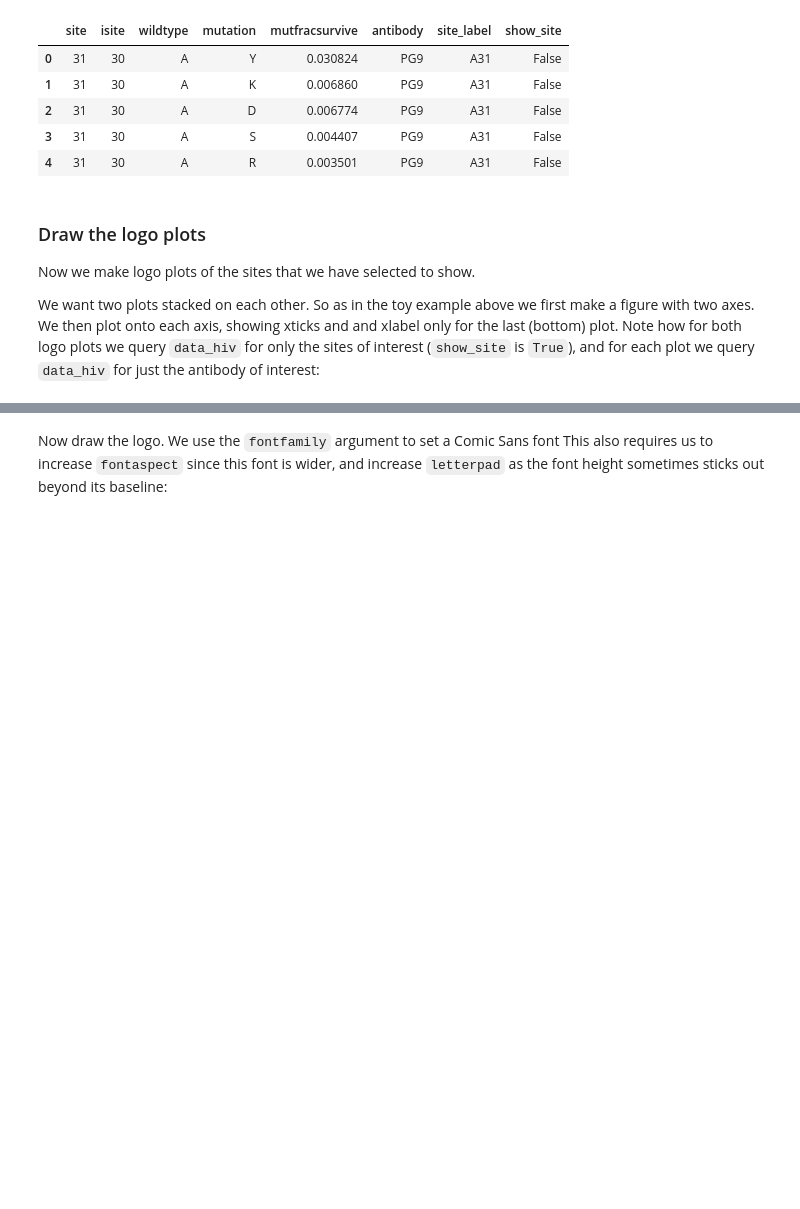
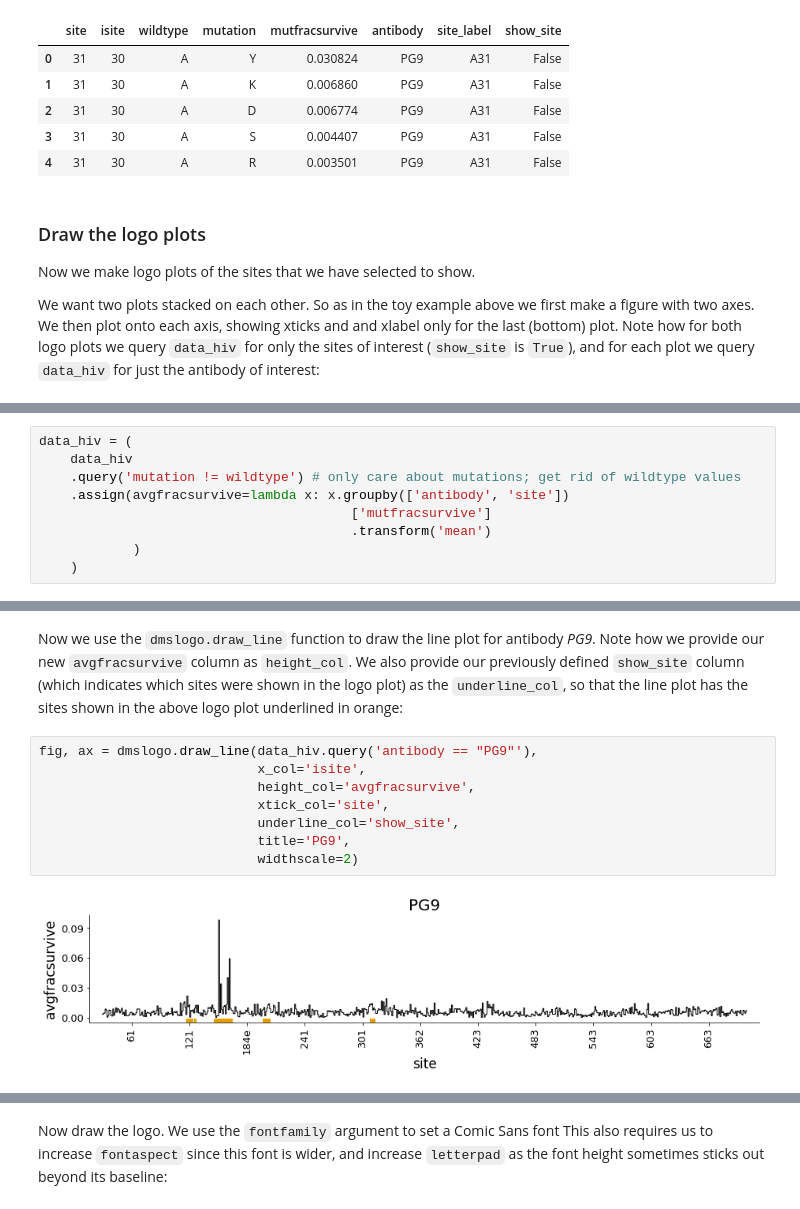
Before and after one commit to jbloomlab/dmslogo, a Jupyter notebook: example.ipynb, the cells around one changed output, grey strips where cells are left out. Saved outputs shown, nothing was run; the diff lists cells and outputs as text; blank space fills up the shorter version.

Commit message:
added `line` module / `draw_line` func

```diff
--- a/example.ipynb
+++ b/example.ipynb
@@ -344,0 +352,9 @@ for i, antibody in enumerate(antibodies):
+# %%
+data_hiv = (
+    data_hiv
+    .query('mutation != wildtype') # only care about mutations; get rid of wildtype values
+    .assign(avgfracsurvive=lambda x: x.groupby(['antibody', 'site'])
+                                        ['mutfracsurvive']
+                                        .transform('mean')
+            )
+    )
@@ -344,0 +372,14 @@ for i, antibody in enumerate(antibodies):
+# %% [markdown]
+Now we use the `dmslogo.draw_line` function to draw the line plot for antibody *PG9*.
+Note how we provide our new `avgfracsurvive` column as `height_col`.
+We also provide our previously defined `show_site` column (which indicates which sites were shown in the logo plot) as the `underline_col`, so that the line plot has the sites shown in the above logo plot underlined in orange:
+# %%
+fig, ax = dmslogo.draw_line(data_hiv.query('antibody == "PG9"'),
+                            x_col='isite',
+                            height_col='avgfracsurvive',
+                            xtick_col='site',
+                            underline_col='show_site',
+                            title='PG9',
+                            widthscale=2)
+# %% [output]
+[figure, added]
```
Also changed, not shown: parts of 17 cells of this notebook, 2 other files.
